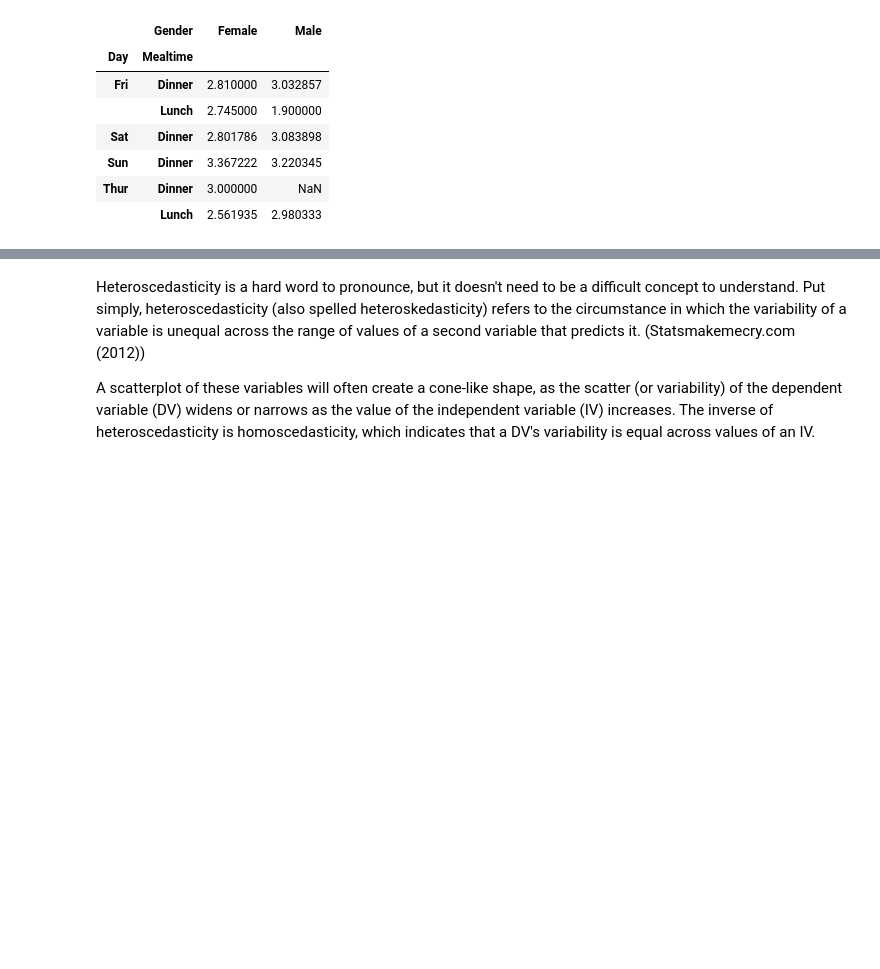
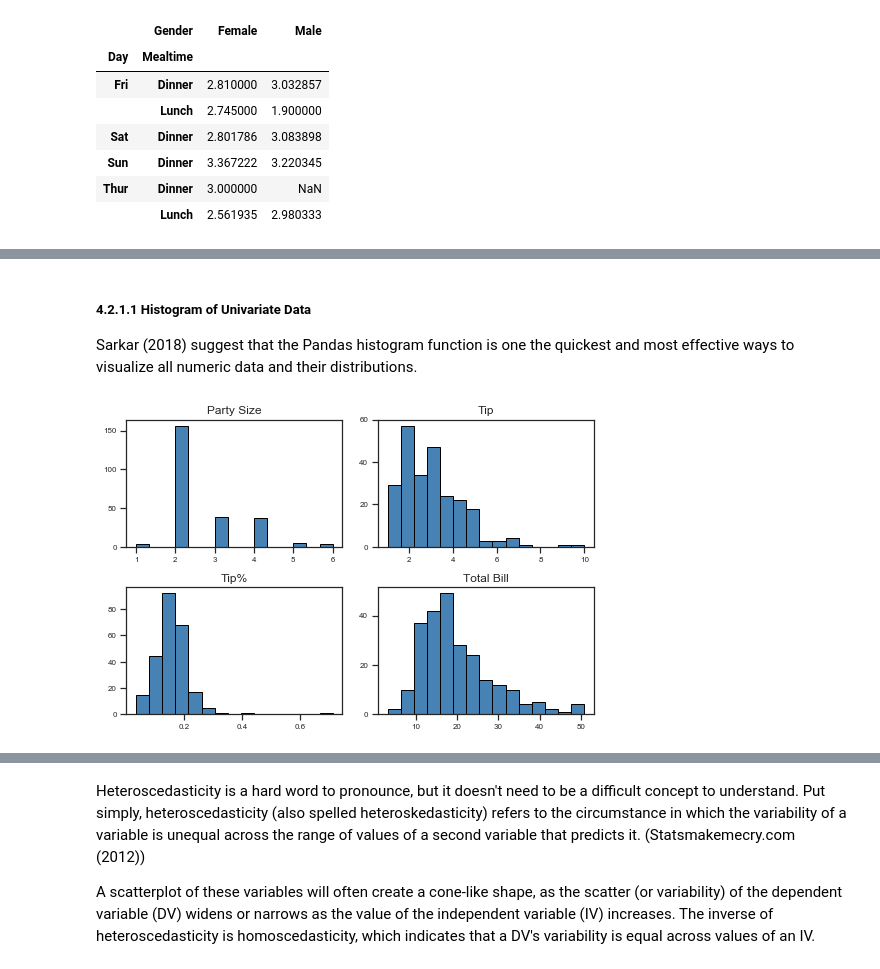
Before and after one commit to pcaulfie/fundamentals-project, a Jupyter notebook: Fundamentals of Data Analysis.ipynb, the cells around one changed output, grey strips where cells are left out. Saved outputs shown, nothing was run; the diff lists cells and outputs as text; code cells hidden in the pictures; blank space fills up the shorter version.

Commit message:
revised descriptive statistics section and reworked data visualization section to make clear distinction between types of plots used and why

```diff
--- a/Fundamentals of Data Analysis.ipynb
+++ b/Fundamentals of Data Analysis.ipynb
@@ -411,0 +544,9 @@ The results suggest that there is no clear trend indicating which gender is the
+# %% [markdown]
+##### 4.2.1.1 Histogram of Univariate Data
+Sarkar (2018) suggest that the Pandas histogram function is one the quickest and most effective ways to visualize all numeric data and their distributions.
+# %%
+df.hist(bins=15, color='steelblue', edgecolor='black', linewidth=1.0,
+           xlabelsize=8, ylabelsize=8, grid=False)
+plt.tight_layout(rect=(0, 0, 1.2, 1.2))
+# %% [output]
+[figure, added]
```
Also changed, not shown: parts of 67 cells of this notebook.
